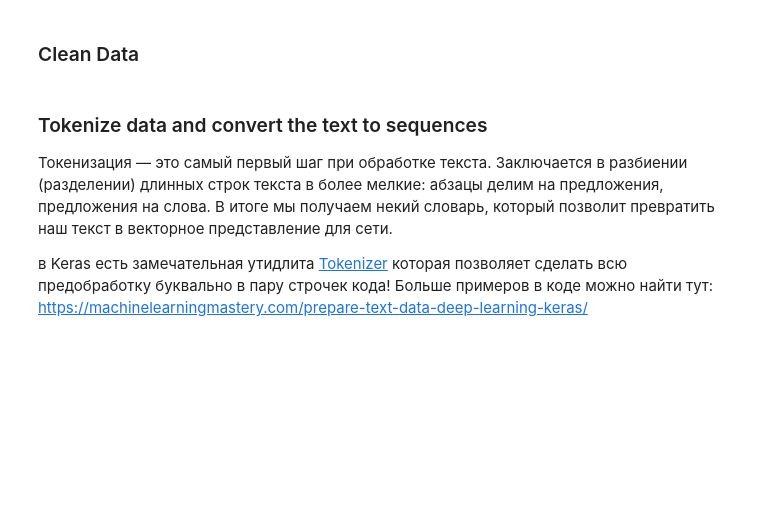
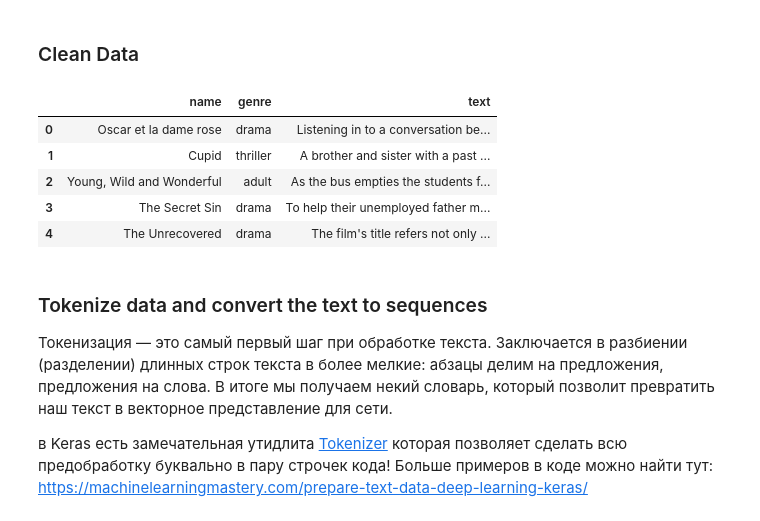
Before and after one commit to hrumst/ML, a Jupyter notebook: submission_9_hw.ipynb, the cells around one changed output. Saved outputs shown, nothing was run; the diff lists cells and outputs as text; code cells hidden in the pictures; blank space fills up the shorter version.

```diff
--- a/submission_9_hw.ipynb
+++ b/submission_9_hw.ipynb
@@ -146,3 +142,16 @@ Y.head()
+# %%
+import re
+regex = re.compile(r"\(.{4}\)", re.IGNORECASE)
+train_df['name'] = train_df['name'].apply(lambda x : regex.sub("", x))
+
+train_df.head()
+# %% [output]
+|  | name | genre | text |
+| 0 | Oscar et la dame rose | drama | Listening in to a conversation be... |
+| 1 | Cupid | thriller | A brother and sister with a past ... |
+| 2 | Young, Wild and Wonderful | adult | As the bus empties the students f... |
+| 3 | The Secret Sin | drama | To help their unemployed father m... |
+| 4 | The Unrecovered | drama | The film's title refers not only ... |
 # %% [markdown]
 ### Tokenize data and convert the text to sequences
 
```
Also changed, not shown: parts of 12 cells of this notebook.
